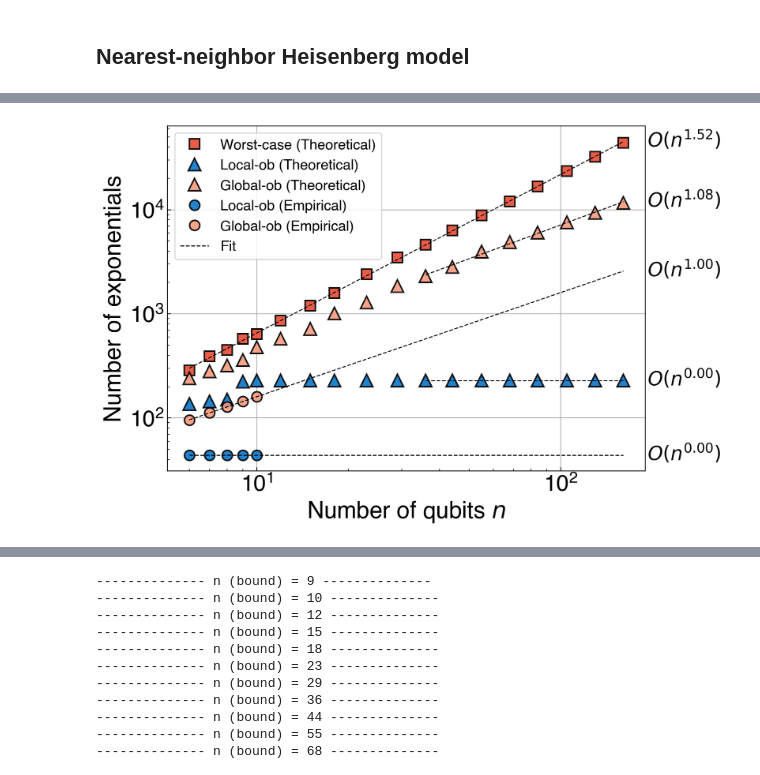
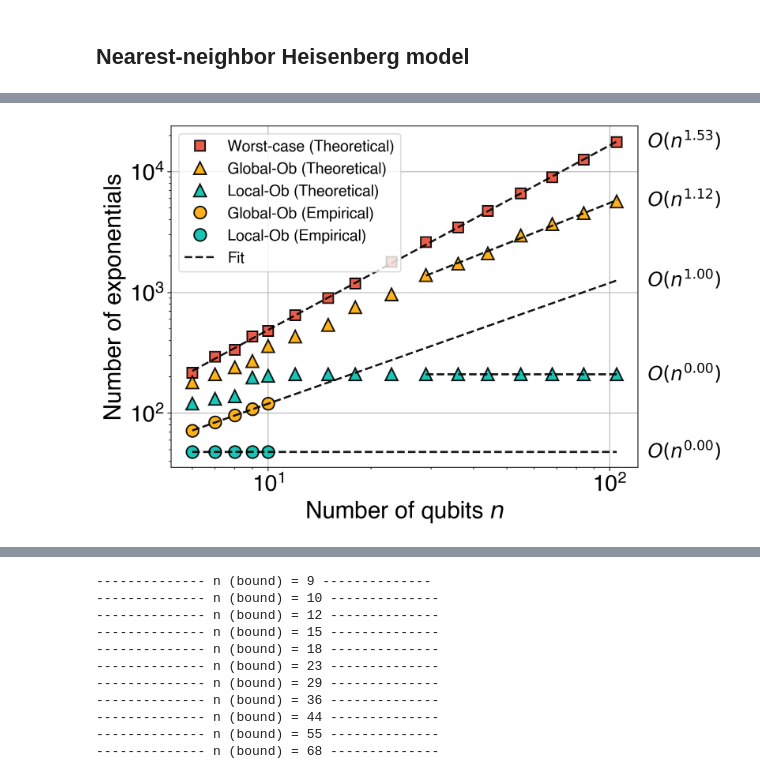
Before and after one commit to Jue-Xu/Trotter-Error-with-Observable, a Jupyter notebook: code/short_time.ipynb, the cells around one changed output, grey strips where cells are left out. Drawn from its saved outputs; the diff is of its cells as text; code cells hidden in the pictures.

```diff
--- a/code/short_time.ipynb
+++ b/code/short_time.ipynb
@@ -63,0 +30,17 @@ n_list_emp:  [ 6  7  8  9 10 11 12]
+# %%
+prefix, suffix = 'NNH', 'n'  # 'TFI', 'n'
+use_jax = True
+n_bnd_max = 400 # 400,  100,  200,  250
+n_list_bnd = [6, 7, 8, 9, 10, 12, 15, 18, 23, 29, 36, 44, 55, 68, 84, 105, 130, 161, 198, 248, 310][:-5]
+
+r_max = n_bnd_max
+n_max, n_min = 10, 6  #  9, 5 ;  12, 5
+J, h, g = 1, 0.5, 1.2 # 1, 1 ;  0.2, 0.2 ;  1, 0.2
+t, eps = 0.1, 0.001
+
+field_list = [0 for _ in range(n_bnd_max)]
+# field_list = [random.gauss(0, 0.1) for _ in range(n_bnd_max)]
+# print('random field: ', field_list)
+n_list_emp = np.arange(n_min, n_max+1)
+print('n_list_bnd: ', n_list_bnd)
+print('n_list_emp: ', n_list_emp)
@@ -200,70 +183,44 @@ emp_data:  {'worst': [3, 3, 3, 4, 4, 4, 4], 'singl': [2, 2, 2, 2, 2, 2, 2], 'mul
 # %%
-plt.rc('legend', fontsize=MEDIUM_SIZE-1)
 markersize_shift = 0
-mpl.rcParams['lines.markersize'] = 10
 
 if prefix == 'TFI':
     factor = 2
 elif prefix == 'NNH':
     factor = 4
 
-# emp_data = pd.read_csv(f'{data_dir}/{prefix}_emp_lightcone_max={n_max}_bnd_max={n_bnd_max}_{suffix}.csv')
-# bnd_data = pd.read_csv(f'{data_dir}/{prefix}_bnd_lightcone_max={n_max}_bnd_max={n_bnd_max}_{suffix}.csv')
 emp_data = pd.read_csv(f'{data_dir}/{prefix}_emp_lightcone_nmin={n_min}_nmax={n_max}_nbndmax={n_list_bnd[-1]}_{suffix}.csv')
 bnd_data = pd.read_csv(f'{data_dir}/{prefix}_bnd_lightcone_nmin={n_min}_nmax={n_max}_nbndmax={n_list_bnd[-1]}_{suffix}.csv')
-# emp_data = pd.read_csv(f'{data_dir}/{prefix}_emp_lightcone_max=9_bnd_max=200_{suffix}.csv')
-# bnd_data = pd.read_csv(f'{data_dir}/{prefix}_bnd_lightcone_max=9_bnd_max=200_{suffix}.csv')
-print(bnd_data)
+print('bnd_data: \n', bnd_data)
+print('emp_data: \n', emp_data)
 
-def exp_count_LC(r, n_qubits, n_terms):
-    exp_count = 0
-    for i in range(1, r+1):
-        # print('i: ', i)
-        if i < int(n_qubits/2):
-            exp_count += (2*factor * i - 1) * 2
-            # exp_count += (4 * i - 1) * 2
-        elif i == int(n_qubits/2):
-            exp_count += (2*factor * i - 1) * 2  - 1
-        else:
-            exp_count += n_terms * 2
-    return exp_count
-
-cost_st_list = [2 * factor*bnd_data['n'][i] * r for i, r in enumerate(bnd_data['worst'])]
-cost_lc_list_s = [exp_count_LC(r, bnd_data['n'][i], factor*bnd_data['n'][i]) for i, r in enumerate(bnd_data['singl'])]
-cost_lc_list_m = [2 * factor*bnd_data['n'][i] * r for i, r in enumerate(bnd_data['multi'])]
-cost_em_list_s = [exp_count_LC(r, emp_data['n'][i], factor*emp_data['n'][i]) for i, r in enumerate(emp_data['singl'])]
-cost_em_list_m =  [2 * factor*emp_data['n'][i] * r for i, r in enumerate(emp_data['multi'])]
-cost_em_list_w =  [2 * factor*emp_data['n'][i] * r for i, r in enumerate(emp_data['worst'])]
-
-# n_list_bnd = bnd_data['n']
-# n_list_emp = emp_data['n']
-# n_list_bnd = [5, 6, 7, 8, 9, 10, 12, 15, 18, 23, 29, 36, 44, 55, 68, 84, 105, 130, 161, 199, 249]
-# n_list_emp = np.arange(5, 9+1)
-# ext_n = [6, 7, 8, 9, 10, 12, 15, 18, 23, 29, 36, 44, 55, 68, 84, 105, 130, 161, 199, 249]
+cost_st_list = [exp_count(r, bnd_data['n'][i], factor, 'ST') for i, r in enumerate(bnd_data['worst'])]
+cost_lc_list_s = [exp_count(r, bnd_data['n'][i], factor, 'LC') for i, r in enumerate(bnd_data['singl'])]
+cost_lc_list_m = [exp_count(r, bnd_data['n'][i], factor, 'ST') for i, r in enumerate(bnd_data['multi'])]
+cost_em_list_s = [exp_count(r, emp_data['n'][i], factor, 'LC') for i, r in enumerate(emp_data['singl'])]
+cost_em_list_m =  [exp_count(r, emp_data['n'][i], factor, 'ST') for i, r in enumerate(emp_data['multi'])]
+cost_em_list_w =  [exp_count(r, emp_data['n'][i], factor, 'ST') for i, r in enumerate(emp_data['worst'])]
 
 fig, ax2 = plt.subplots(figsize=(9, 6), layout='tight')
 # ob_string = 'XIII'
 ax2.plot(n_list_bnd, cost_st_list, 's', color='#E64B35FF', label=r'Worst-case (Theoretical)', markersize=10-markersize_shift)
-plot_fit(ax2, n_list_bnd[0:], cost_st_list[0:], var=suffix, x_offset=1.20, y_offset=0.9)
+plot_fit(ax2, n_list_bnd[0:], cost_st_list[0:], var=suffix, x_offset=1.23, y_offset=0.9)
 # # ax2.plot(n_list, cost_st_found_list, 's', label=r'Worst-case (Ref \textcolor{blue}{[13]})', markersize=10)
-ax2.plot(n_list_bnd, cost_lc_list_s, '^', color='#0A75C7', label='Local-ob (Theoretical)', markersize=12-markersize_shift)
-plot_fit(ax2, n_list_bnd[-8:], cost_lc_list_s[-8:], var=suffix, x_offset=1.20, y_offset=0.9)
-ax2.plot(n_list_bnd, cost_lc_list_m, '^', color='#F39B7FFF', label='Global-ob (Theoretical)', markersize=12-markersize_shift)
-plot_fit(ax2, n_list_bnd[-8:], cost_lc_list_m[-8:], var=suffix, x_offset=1.20, y_offset=0.9)
+ax2.plot(n_list_bnd, cost_lc_list_m, '^', color=color_cycle[5], label='Global-Ob (Theoretical)', markersize=12-markersize_shift)
+plot_fit(ax2, n_list_bnd[-7:], cost_lc_list_m[-7:], var=suffix, x_offset=1.23, y_offset=0.9)
+ax2.plot(n_list_bnd, cost_lc_list_s, '^', color=color_cycle[1], label='Local-Ob (Theoretical)', markersize=12-markersize_shift)
+plot_fit(ax2, n_list_bnd[-7:], cost_lc_list_s[-7:], var=suffix, x_offset=1.23, y_offset=0.9)
 # plot_fit(ax2, n_list_bnd[2:9], cost_lc_list_m[2:9], var=suffix, x_offset=1.06, y_offset=0.8)
 # ax2.plot(n_list_emp, cost_em_list_w, 'D', color='#E64B35FF', label=r'Worst-case (Empirical)', markersize=10)
-ax2.plot(n_list_emp, cost_em_list_s, 'o', color='#0A75C7', label='Local-ob (Empirical)')
-plot_fit(ax2, n_list_emp[-4:], cost_em_list_s[-4:], var=suffix, x_offset=1.20, y_offset=0.9, ext_x=n_list_bnd)
-ax2.plot(n_list_emp, cost_em_list_m, 'o', color='#F39B7FFF', label='Global-ob (Empirical)')
-plot_fit(ax2, n_list_emp[-4:], cost_em_list_m[-4:], var=suffix, x_offset=1.20, y_offset=0.9, ext_x=n_list_bnd, label='Fit')
+ax2.plot(n_list_emp, cost_em_list_m, 'o', color=color_cycle[5], label='Global-Ob (Empirical)', markersize=12-markersize_shift)
+plot_fit(ax2, n_list_emp[-4:], cost_em_list_m[-4:], var=suffix, x_offset=1.23, y_offset=0.9, ext_x=n_list_bnd)
+ax2.plot(n_list_emp, cost_em_list_s, 'o', color=color_cycle[1], label='Local-Ob (Empirical)', markersize=12-markersize_shift)
+plot_fit(ax2, n_list_emp[-4:], cost_em_list_s[-4:], var=suffix, x_offset=1.23, y_offset=0.9, ext_x=n_list_bnd, label='Fit')
 # ax2.plot(n_list, r_lc_found_list, '-*', label='Lightcone (bound)', markeredgecolor='k')
 # Add labels and a legend
 ax2.set_xlabel(f'Number of qubits $n$')
 ax2.set_ylabel('Number of exponentials')
 # ax2.set_title(fr'{prefix} Heisenberg (J={J}, h={h}, fix t={t}, $\epsilon$={eps}) PF2')
-ax2.loglog();
-# ax2.set_xscale('log', base=20)
-# ax2.set_yscale('log', base=10)
+ax2.loglog();  # ax2.set_xscale('log', base=20); # ax2.set_yscale('log', base=10)
 ax2.grid(); ax2.legend(loc='upper left')
 fig.savefig(f'{figs_dir}/lightcone_NNH1d_J={J}_h={h}_n={n_list_emp[-1]}_nbnd={n_list_bnd[-1]}_eps={eps}_t={t}_2r.pdf', bbox_inches='tight')
 # %% [output]
@@ -287 +244 @@ a_em: 0.9999999999999988; b_em: 2.7725887222397834
-[figure, old version]
+[figure, new version]
```
Also changed, not shown: parts of 19 cells of this notebook, 5 other files.
